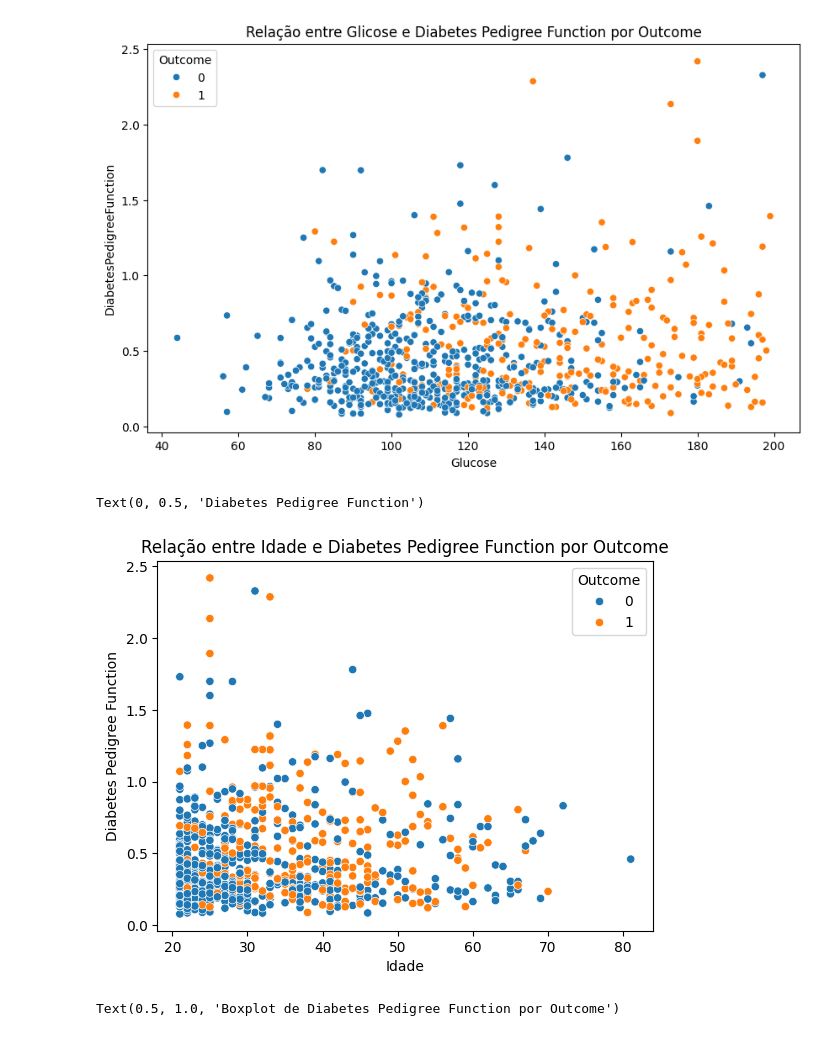
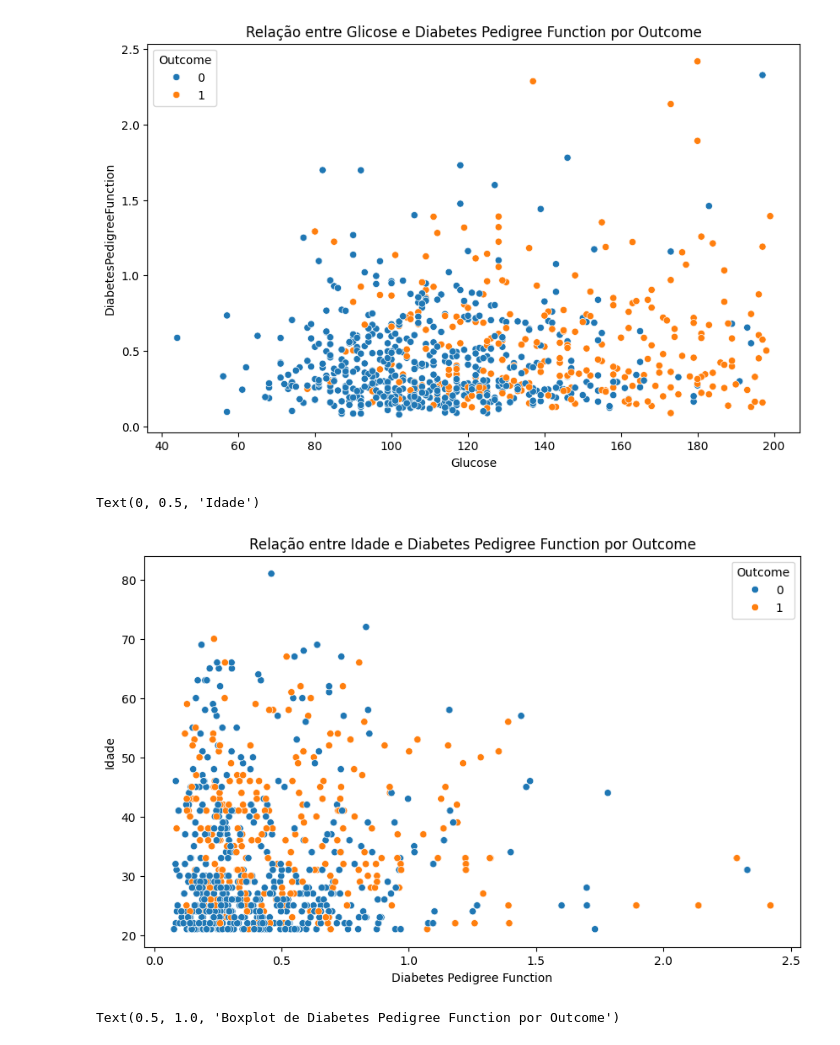
Before and after one commit to mparra137/FIAP_Fase1_TechChallenge, a Jupyter notebook: Diabetes_case.ipynb, the cells around one changed output. Saved outputs shown, nothing was run; the diff lists cells and outputs as text; code cells hidden in the pictures.

```diff
--- a/Diabetes_case.ipynb
+++ b/Diabetes_case.ipynb
@@ -309,13 +325,14 @@ plt.title('Relação entre Glicose e Diabetes Pedigree Function por Outcome')
 Text(0.5, 1.0, 'Relação entre Glicose e Diabetes Pedigree Function por Outcome')
 [figure]
 # %%
-sns.scatterplot(x='Age', y='DiabetesPedigreeFunction', hue='Outcome', data=dados)
+plt.figure(figsize=(10, 6))
+sns.scatterplot(y='Age', x='DiabetesPedigreeFunction', hue='Outcome', data=dados)
 plt.title('Relação entre Idade e Diabetes Pedigree Function por Outcome')
-plt.xlabel('Idade')
-plt.ylabel('Diabetes Pedigree Function')
+plt.xlabel('Diabetes Pedigree Function')
+plt.ylabel('Idade')
 # %% [output]
-Text(0, 0.5, 'Diabetes Pedigree Function')
+Text(0, 0.5, 'Idade')
-[figure, old version]
+[figure, new version]
 # %%
 sns.boxplot(x='Outcome', y='DiabetesPedigreeFunction', data=dados)
 plt.title('Boxplot de Diabetes Pedigree Function por Outcome')
```
Also changed, not shown: parts of 5 cells of this notebook.
